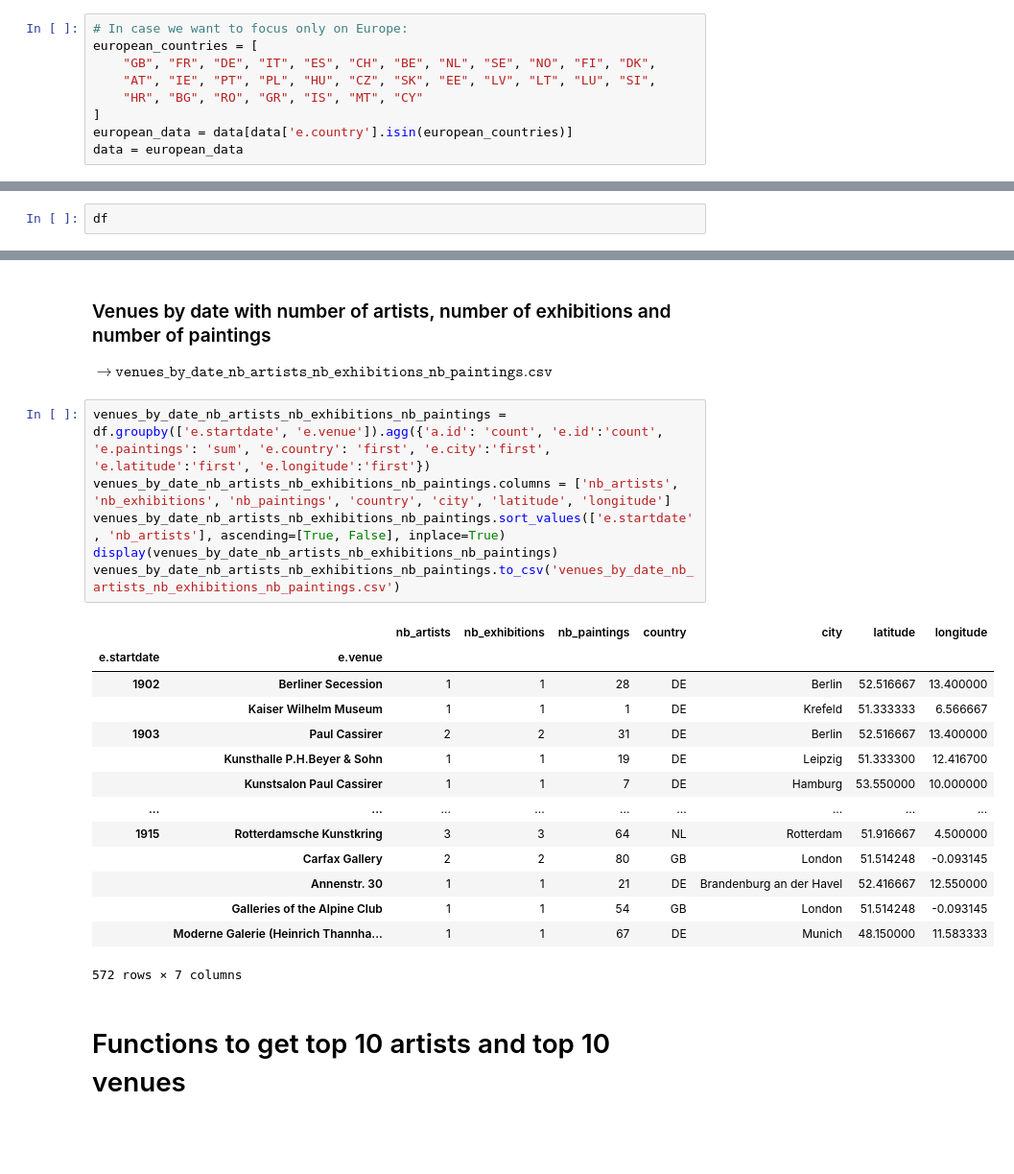
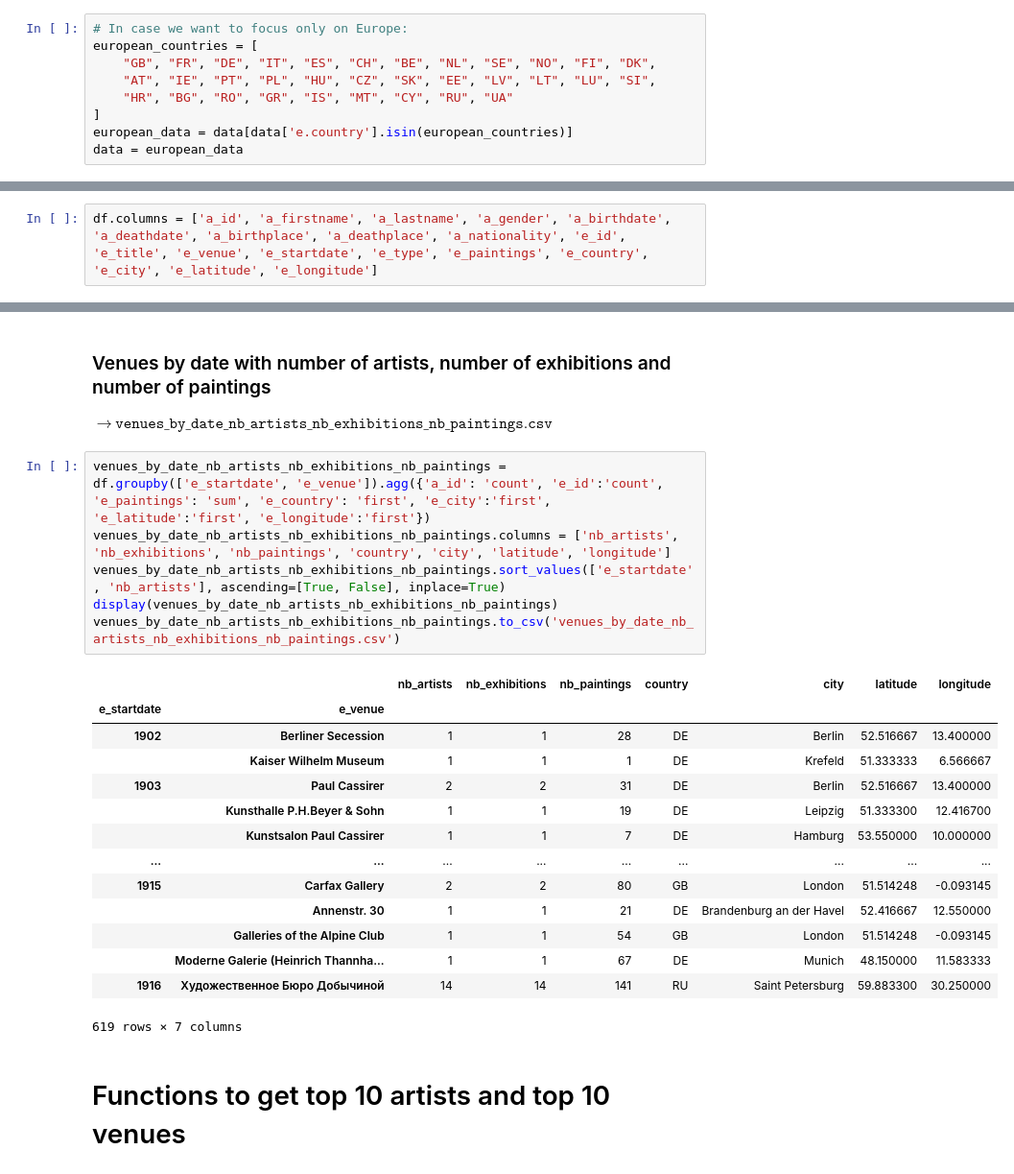
Before and after one commit to suzannechesnay/ArtVis, a Jupyter notebook: data_cleaning_and_queries/Data_cleaning_and_queries.ipynb, the cells around one changed output, grey strips where cells are left out. Shown: that part at 96% size. Saved outputs shown, nothing was run; the diff lists cells and outputs as text; blank space fills up the shorter version.

```diff
--- a/data_cleaning_and_queries/Data_cleaning_and_queries.ipynb
+++ b/data_cleaning_and_queries/Data_cleaning_and_queries.ipynb
@@ -25,7 +25,7 @@ data
 european_countries = [
     "GB", "FR", "DE", "IT", "ES", "CH", "BE", "NL", "SE", "NO", "FI", "DK",
     "AT", "IE", "PT", "PL", "HU", "CZ", "SK", "EE", "LV", "LT", "LU", "SI",
-    "HR", "BG", "RO", "GR", "IS", "MT", "CY"
+    "HR", "BG", "RO", "GR", "IS", "MT", "CY", "RU", "UA"
 ]
 european_data = data[data['e.country'].isin(european_countries)]
 data = european_data
@@ -139,4 +139,4 @@ The following dataframe $df$ is the cleaned data and will be used from now on as
 # %%
 df = data.groupby(['a.id', 'e.id']).apply(choose_from_duplicates, include_groups=True).reset_index(drop=True)
 # %%
-df
+df.columns = ['a_id', 'a_firstname', 'a_lastname', 'a_gender', 'a_birthdate', 'a_deathdate', 'a_birthplace', 'a_deathplace', 'a_nationality', 'e_id', 'e_title', 'e_venue', 'e_startdate', 'e_type', 'e_paintings', 'e_country', 'e_city', 'e_latitude', 'e_longitude']
@@ -257,26 +232,26 @@ artists_by_date_and_nb_of_exhibitions.to_csv('artists_by_date_and_nb_of_exhibiti
 ### Venues by date with number of artists, number of exhibitions and number of paintings
 $\rightarrow \ \texttt{venues_by_date_nb_artists_nb_exhibitions_nb_paintings.csv}$
 # %%
-venues_by_date_nb_artists_nb_exhibitions_nb_paintings = df.groupby(['e.startdate', 'e.venue']).agg({'a.id': 'count', 'e.id':'count', 'e.paintings': 'sum', 'e.country': 'first', 'e.city':'first', 'e.latitude':'first', 'e.longitude':'first'})
+venues_by_date_nb_artists_nb_exhibitions_nb_paintings = df.groupby(['e_startdate', 'e_venue']).agg({'a_id': 'count', 'e_id':'count', 'e_paintings': 'sum', 'e_country': 'first', 'e_city':'first', 'e_latitude':'first', 'e_longitude':'first'})
 venues_by_date_nb_artists_nb_exhibitions_nb_paintings.columns = ['nb_artists', 'nb_exhibitions', 'nb_paintings', 'country', 'city', 'latitude', 'longitude']
-venues_by_date_nb_artists_nb_exhibitions_nb_paintings.sort_values(['e.startdate', 'nb_artists'], ascending=[True, False], inplace=True)
+venues_by_date_nb_artists_nb_exhibitions_nb_paintings.sort_values(['e_startdate', 'nb_artists'], ascending=[True, False], inplace=True)
 display(venues_by_date_nb_artists_nb_exhibitions_nb_paintings)
 venues_by_date_nb_artists_nb_exhibitions_nb_paintings.to_csv('venues_by_date_nb_artists_nb_exhibitions_nb_paintings.csv')
 # %% [output]
 |  |  | nb_artists | nb_exhibitions | nb_paintings | country | city | latitude | longitude |
-| e.startdate | e.venue |  |  |  |  |  |  |  |
+| e_startdate | e_venue |  |  |  |  |  |  |  |
 | 1902 | Berliner Secession | 1 | 1 | 28 | DE | Berlin | 52.516667 | 13.400000 |
 |  | Kaiser Wilhelm Museum | 1 | 1 | 1 | DE | Krefeld | 51.333333 | 6.566667 |
 | 1903 | Paul Cassirer | 2 | 2 | 31 | DE | Berlin | 52.516667 | 13.400000 |
 |  | Kunsthalle P.H.Beyer & Sohn | 1 | 1 | 19 | DE | Leipzig | 51.333300 | 12.416700 |
 |  | Kunstsalon Paul Cassirer | 1 | 1 | 7 | DE | Hamburg | 53.550000 | 10.000000 |
 | ... | ... | ... | ... | ... | ... | ... | ... | ... |
-| 1915 | Rotterdamsche Kunstkring | 3 | 3 | 64 | NL | Rotterdam | 51.916667 | 4.500000 |
-|  | Carfax Gallery | 2 | 2 | 80 | GB | London | 51.514248 | -0.093145 |
+| 1915 | Carfax Gallery | 2 | 2 | 80 | GB | London | 51.514248 | -0.093145 |
 |  | Annenstr. 30 | 1 | 1 | 21 | DE | Brandenburg an der Havel | 52.416667 | 12.550000 |
 |  | Galleries of the Alpine Club | 1 | 1 | 54 | GB | London | 51.514248 | -0.093145 |
 |  | Moderne Galerie (Heinrich Thannha... | 1 | 1 | 67 | DE | Munich | 48.150000 | 11.583333 |
+| 1916 | Художественное Бюро Добычиной | 14 | 14 | 141 | RU | Saint Petersburg | 59.883300 | 30.250000 |
-572 rows × 7 columns
+619 rows × 7 columns
 # %% [markdown]
 # Functions to get top 10 artists and top 10 venues
 # %%
```
Also changed, not shown: parts of 17 cells of this notebook, 12 other files.
